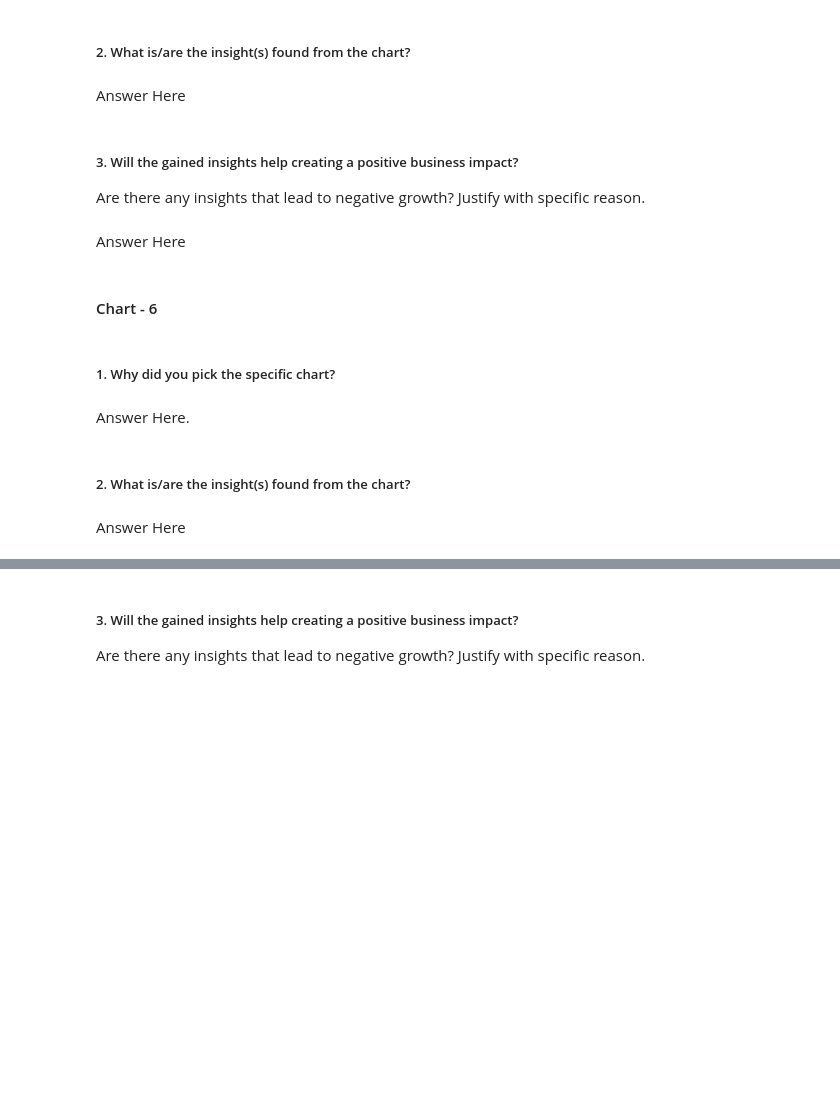
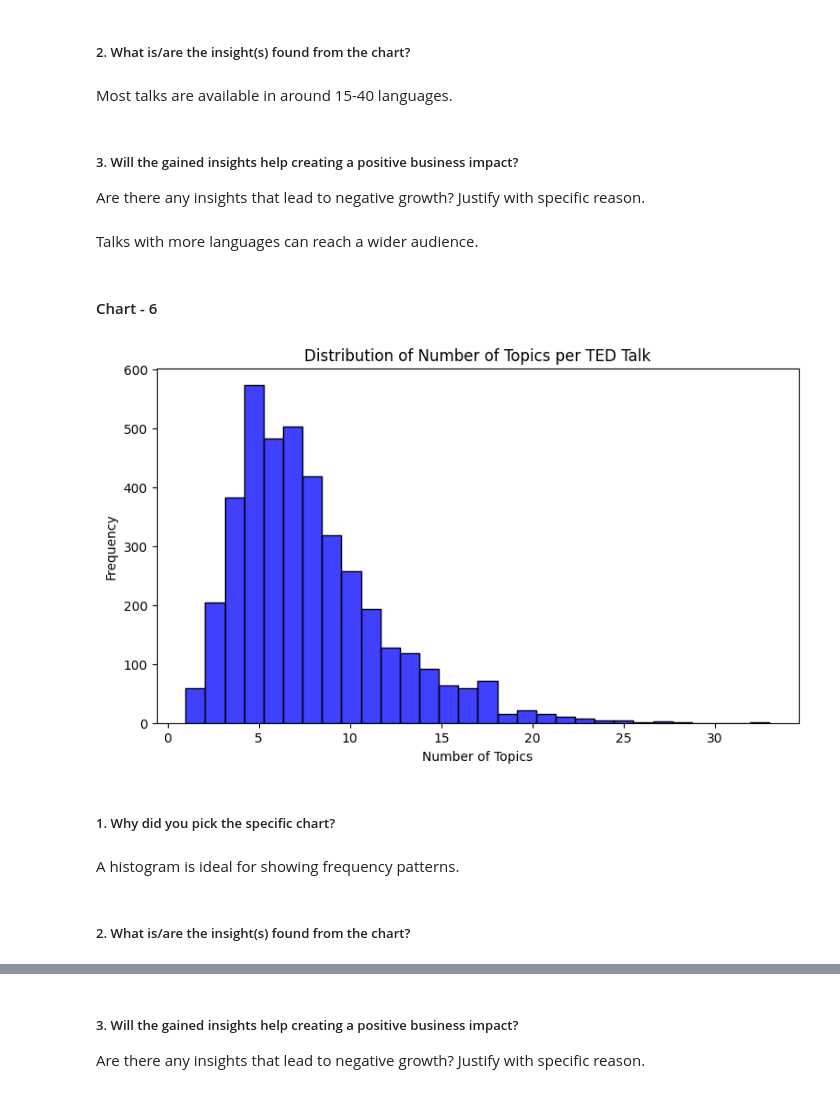
Before and after one commit to Ashish-Kumar-Vaish/TED-Talk-Regression, a Jupyter notebook: Ted_Talk_Regression.ipynb, the cells around one changed output, grey strips where cells are left out. Drawn from its saved outputs; the diff is of its cells as text; code cells hidden in the pictures; blank space fills up the shorter version.

```diff
--- a/Ted_Talk_Regression.ipynb
+++ b/Ted_Talk_Regression.ipynb
@@ -285,27 +354,27 @@ Answer Here.
 # %% [markdown]
 ##### 2. What is/are the insight(s) found from the chart?
-# %% [markdown]
-Answer Here
+# %% [markdown]
+Most talks are available in around 15-40 languages.
 # %% [markdown]
 ##### 3. Will the gained insights help creating a positive business impact?
 Are there any insights that lead to negative growth? Justify with specific reason.
-# %% [markdown]
-Answer Here
+# %% [markdown]
+Talks with more languages can reach a wider audience.
 # %% [markdown]
 #### Chart - 6
 # %%
 # Chart - 6 visualization code
-plt.figure(figsize=(12, 5))
-sns.histplot(df['duration'] / 60, bins=50, color='blue')
-plt.title('Distribution of TED Talk Durations')
-plt.xlabel('Duration (in Minutes)')
-plt.ylabel('Number of Talks')
+plt.figure(figsize=(9, 5))
+sns.histplot(df['topics'].apply(lambda x: len(ast.literal_eval(x))), bins=30, color='blue')
+plt.title('Distribution of Number of Topics per TED Talk')
+plt.xlabel('Number of Topics')
+plt.ylabel('Frequency')
 plt.show()
+# %% [output]
+[figure, added]
 # %% [markdown]
 ##### 1. Why did you pick the specific chart?
-# %% [markdown]
-Answer Here.
+# %% [markdown]
+A histogram is ideal for showing frequency patterns.
 # %% [markdown]
 ##### 2. What is/are the insight(s) found from the chart?
-# %% [markdown]
-Answer Here
```
Also changed, not shown: parts of 226 cells of this notebook.
